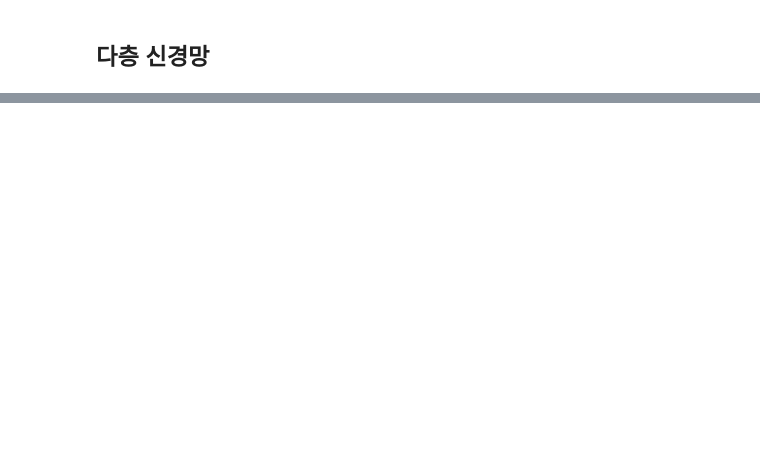
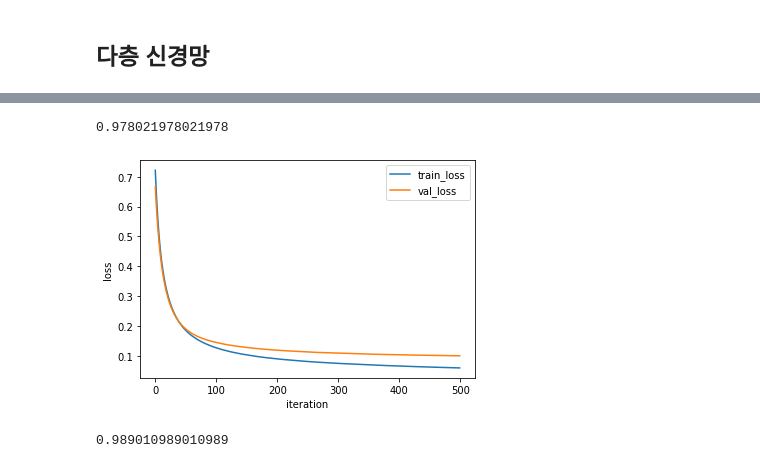
Before and after one commit to Dltmd202/DeepLearningStudy, a Jupyter notebook: DeepLearning.ipynb, the cells around one changed output, grey strips where cells are left out. Saved outputs shown, nothing was run; the diff lists cells and outputs as text; code cells hidden in the pictures; blank space fills up the shorter version.

```diff
--- a/DeepLearning.ipynb
+++ b/DeepLearning.ipynb
@@ -652,0 +804,16 @@ class DualLayer(SingleLayer):
+# %%
+minibatch_net = MinibatchNetwork(l2=0.01, batch_size=128)
+minibatch_net.fit(x_train_scaled, y_train, x_val=x_val_scaled, y_val=y_val,
+                  epochs=500)
+minibatch_net.score(x_val_scaled, y_val)
+# %% [output]
+0.978021978021978
+# %%
+plt.plot(minibatch_net.losses)
+plt.plot(minibatch_net.val_losses)
+plt.ylabel('loss')
+plt.xlabel('iteration')
+plt.legend(['train_loss', 'val_loss'])
+plt.show()
+# %% [output]
+[figure, added]
@@ -652,0 +825,5 @@ class DualLayer(SingleLayer):
+# %%
+mpl.fit(x_train_scaled, y_train)
+mpl.score(x_val_scaled, y_val)
+# %% [output]
+0.989010989010989
```
Also changed, not shown: parts of 13 cells of this notebook.
